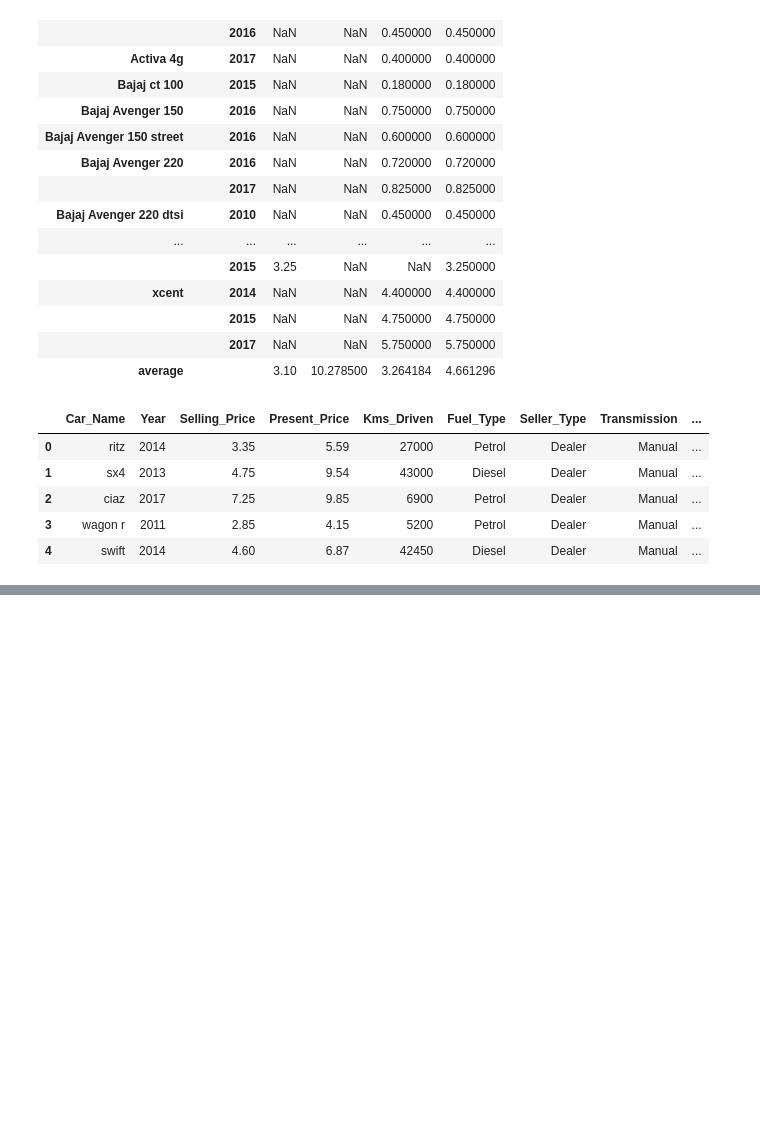
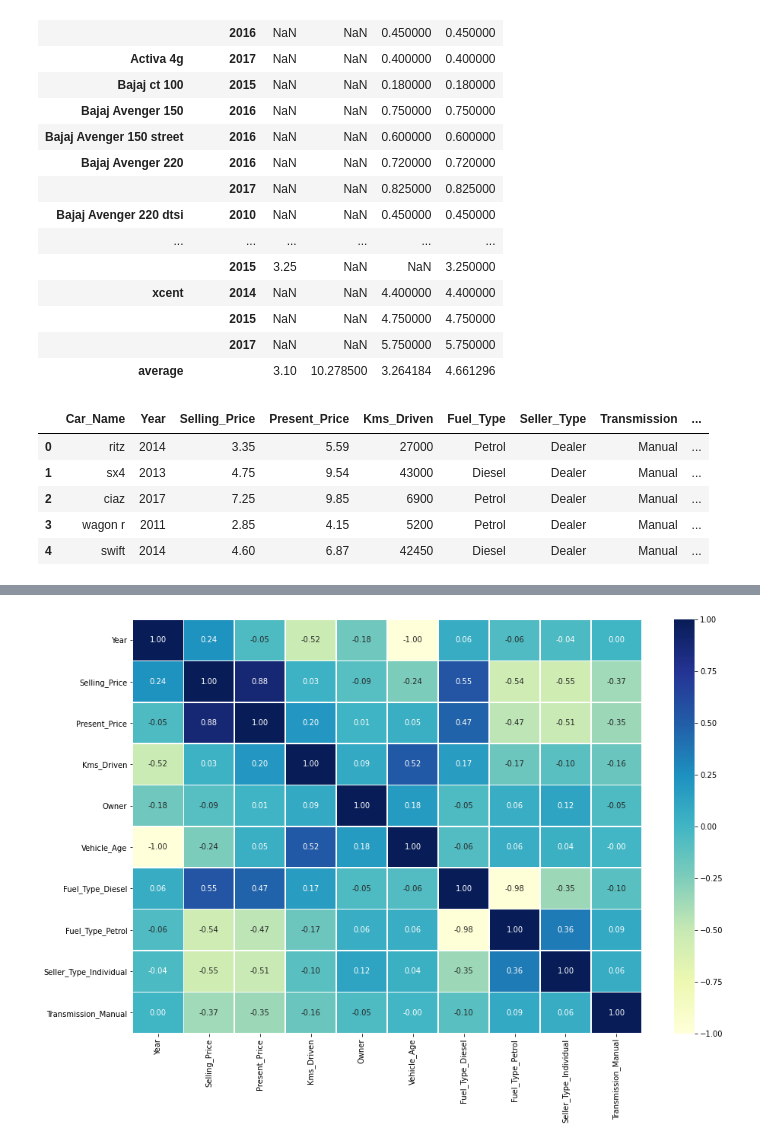
Before and after one commit to RMLAI/Projects, a Jupyter notebook: Used_Car_Price_Prediction.ipynb, the cells around one changed output, grey strips where cells are left out. Drawn from its saved outputs; the diff is of its cells as text; code cells hidden in the pictures; blank space fills up the shorter version.

```diff
--- a/Used_Car_Price_Prediction.ipynb
+++ b/Used_Car_Price_Prediction.ipynb
@@ -126,0 +130,4 @@ df_temp.head()
+# %%
+#filling the dataset with dummy variables for the modeling purpose
+df_temp = pd.get_dummies(df_temp,drop_first=True)
+df_temp.head().T
@@ -126,0 +146,6 @@ df_temp.head()
+# %%
+final_df=df_temp
+# %%
+#checking the correlation
+corr_matrix = final_df.corr()
+corr_matrix
@@ -126,0 +164,10 @@ df_temp.head()
+# %%
+#plotting the correlation matrix
+plt.figure(figsize=(15,10))
+sns.heatmap(corr_matrix,
+            annot=True,
+            linewidths=0.5,
+            fmt='.2f',
+            cmap='YlGnBu');
+# %% [output]
+[figure, added]
```
Also changed, not shown: parts of 7 cells of this notebook.
